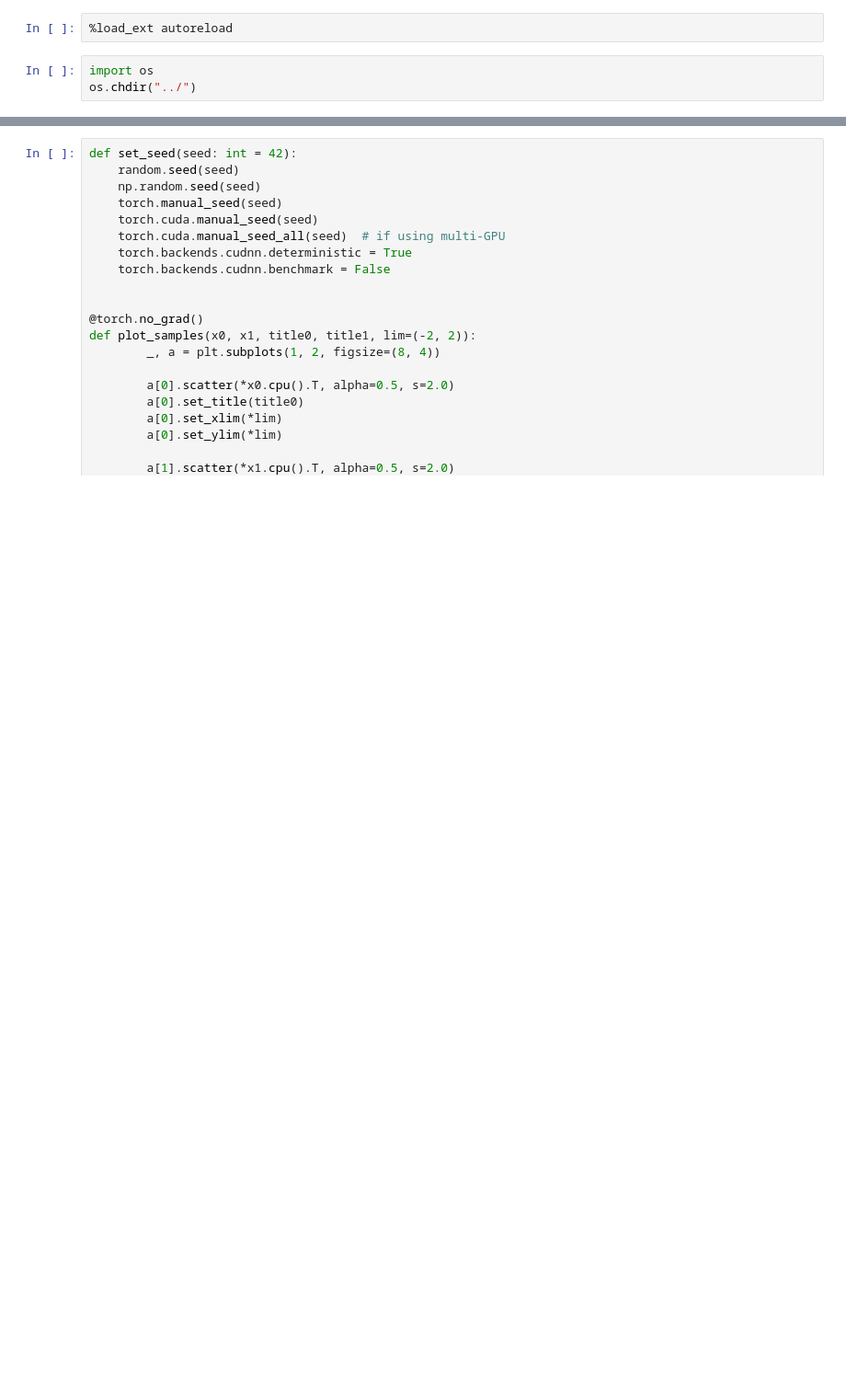
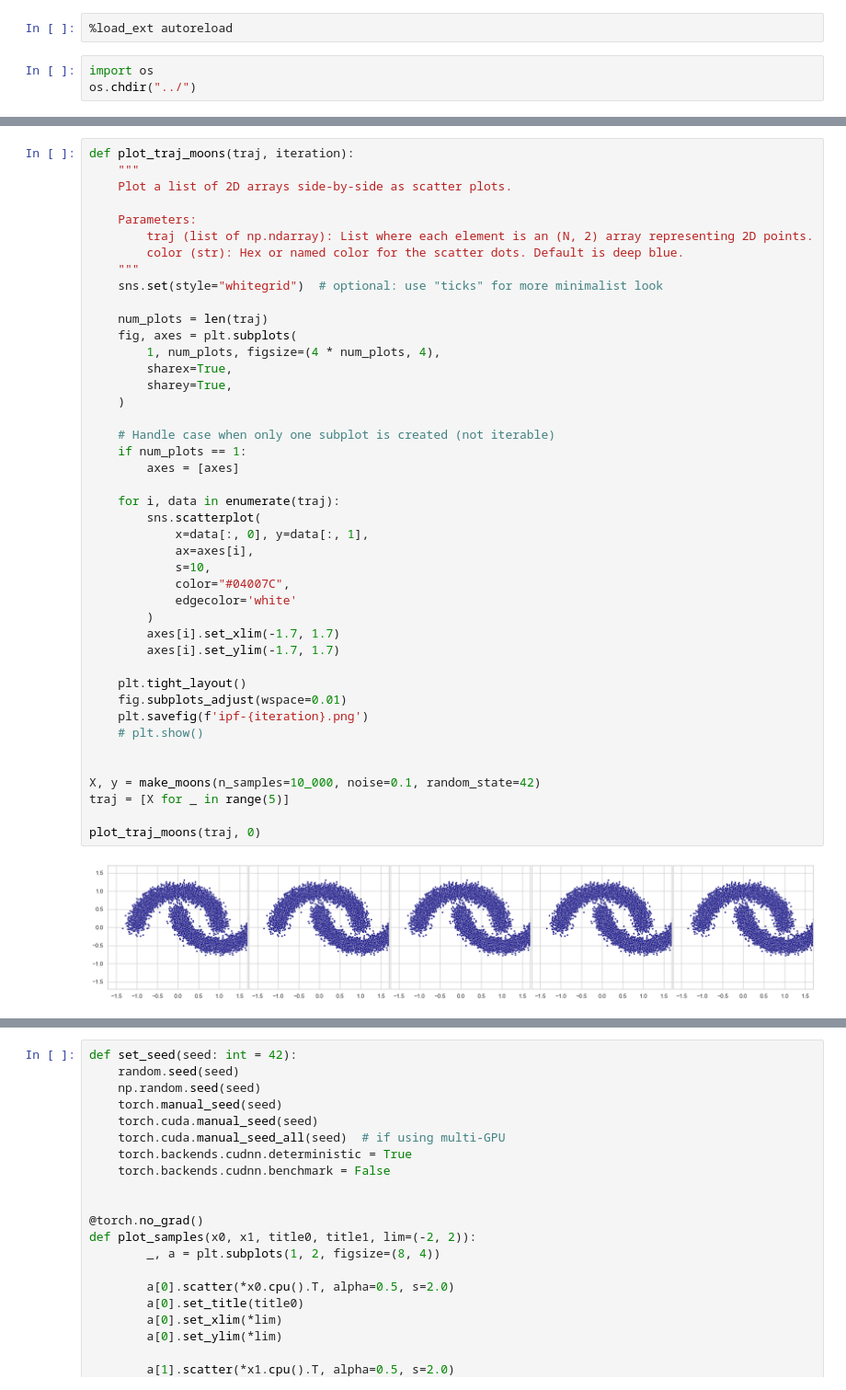
Before and after one commit to mmacosha/d2e-stochastic-dynamics, a Jupyter notebook: notebooks/sb-benchmark.ipynb, the cells around one changed output, grey strips where cells are left out. Shown at 92% size. Drawn from its saved outputs; the diff is of its cells as text; blank space fills up the shorter version.

```diff
--- a/notebooks/sb-benchmark.ipynb
+++ b/notebooks/sb-benchmark.ipynb
@@ -26,3 +171,48 @@ from sb.samplers.utils import sample_trajectory_v2
+# %%
+def plot_traj_moons(traj, iteration):
+    """
+    Plot a list of 2D arrays side-by-side as scatter plots.
+
+    Parameters:
+        traj (list of np.ndarray): List where each element is an (N, 2) array representing 2D points.
+        color (str): Hex or named color for the scatter dots. Default is deep blue.
+    """
+    sns.set(style="whitegrid")  # optional: use "ticks" for more minimalist look
+
+    num_plots = len(traj)
+    fig, axes = plt.subplots(
+        1, num_plots, figsize=(4 * num_plots, 4),
+        sharex=True,
+        sharey=True,
+    )
+
+    # Handle case when only one subplot is created (not iterable)
+    if num_plots == 1:
+        axes = [axes]
+
+    for i, data in enumerate(traj):
+        sns.scatterplot(
+            x=data[:, 0], y=data[:, 1],
+            ax=axes[i],
+            s=10,
+            color="#04007C",
+            edgecolor='white'
+        )
+        axes[i].set_xlim(-1.7, 1.7)
+        axes[i].set_ylim(-1.7, 1.7)
+
+    plt.tight_layout()
+    fig.subplots_adjust(wspace=0.01)
+    plt.savefig(f'ipf-{iteration}.png')
+    # plt.show()
+
+
+X, y = make_moons(n_samples=10_000, noise=0.1, random_state=42)
+traj = [X for _ in range(5)]
+
+plot_traj_moons(traj, 0)
+# %% [output]
+[figure, added]
 # %%
 class Net(nn.Module):
     def __init__(self, idim=3, odim=2, hdim=256):
```
Also changed, not shown: parts of 16 cells of this notebook, 54 other files.
